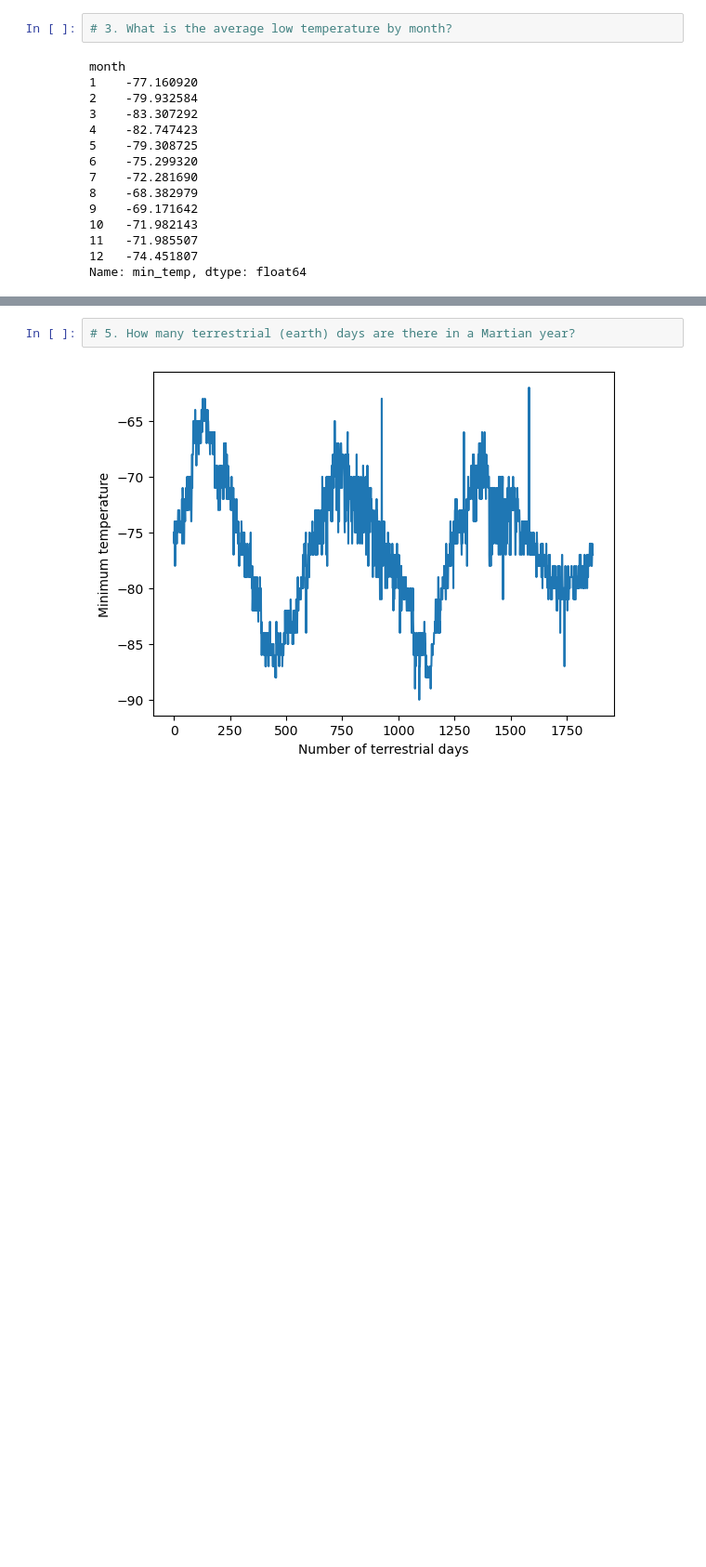
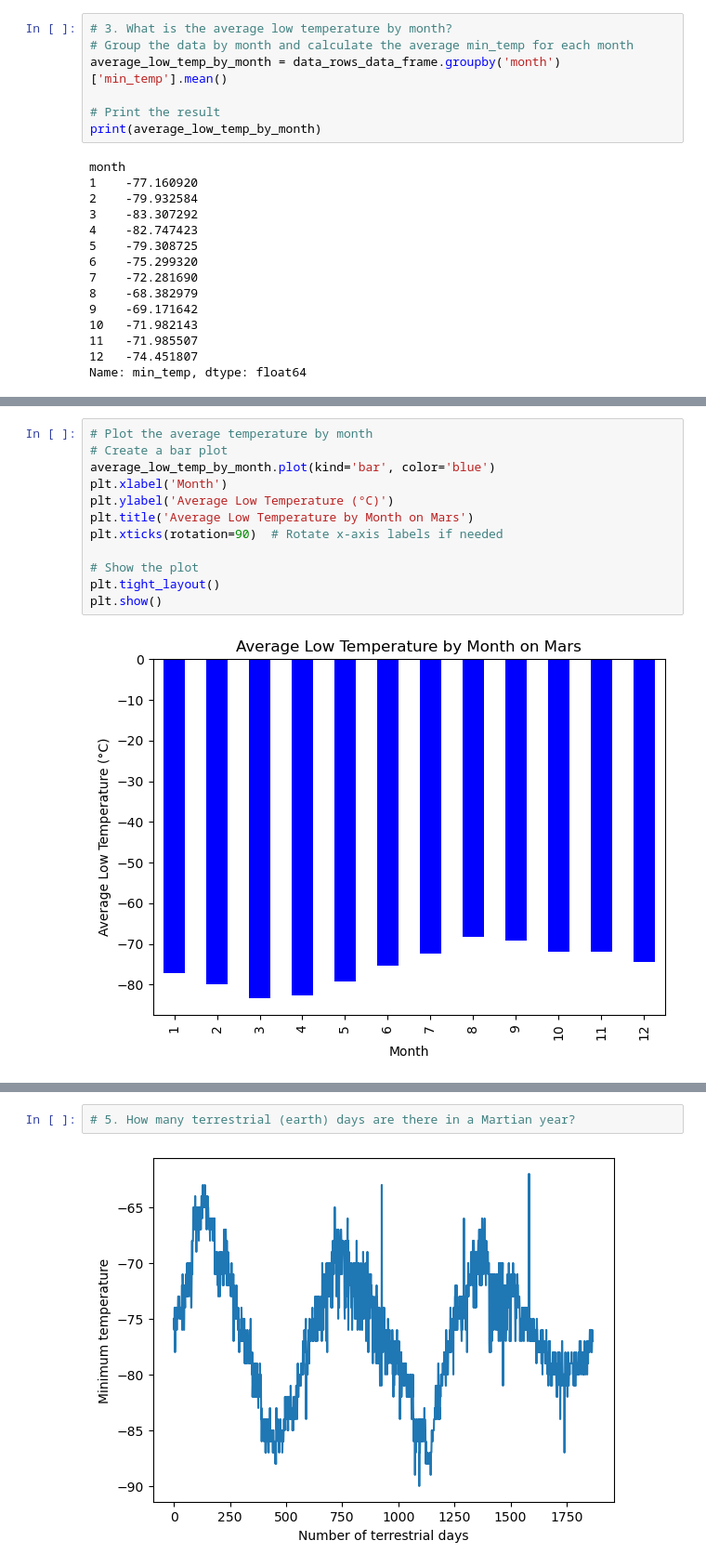
Before and after one commit to mhosseinf/Module11_Challenge_webscraping, a Jupyter notebook: Webscraping Challenge files/part_2_mars_weather.ipynb, the cells around one changed output, grey strips where cells are left out. Shown at 93% size. Drawn from its saved outputs; the diff is of its cells as text; blank space fills up the shorter version.

```diff
--- a/Webscraping Challenge files/part_2_mars_weather.ipynb
+++ b/Webscraping Challenge files/part_2_mars_weather.ipynb
@@ -172,6 +159,11 @@ Name: month, dtype: int64
 1867
 # %%
 # 3. What is the average low temperature by month?
+# Group the data by month and calculate the average min_temp for each month
+average_low_temp_by_month = data_rows_data_frame.groupby('month')['min_temp'].mean()
+
+# Print the result
+print(average_low_temp_by_month)
 # %% [output]
 month
 1    -77.160920
@@ -197,0 +182,14 @@ Name: min_temp, dtype: float64
+# %%
+# Plot the average temperature by month
+# Create a bar plot
+average_low_temp_by_month.plot(kind='bar', color='blue')
+plt.xlabel('Month')
+plt.ylabel('Average Low Temperature (°C)')
+plt.title('Average Low Temperature by Month on Mars')
+plt.xticks(rotation=90)  # Rotate x-axis labels if needed
+
+# Show the plot
+plt.tight_layout()
+plt.show()
+# %% [output]
+[figure, added]
```
Also changed, not shown: parts of 10 cells of this notebook.
